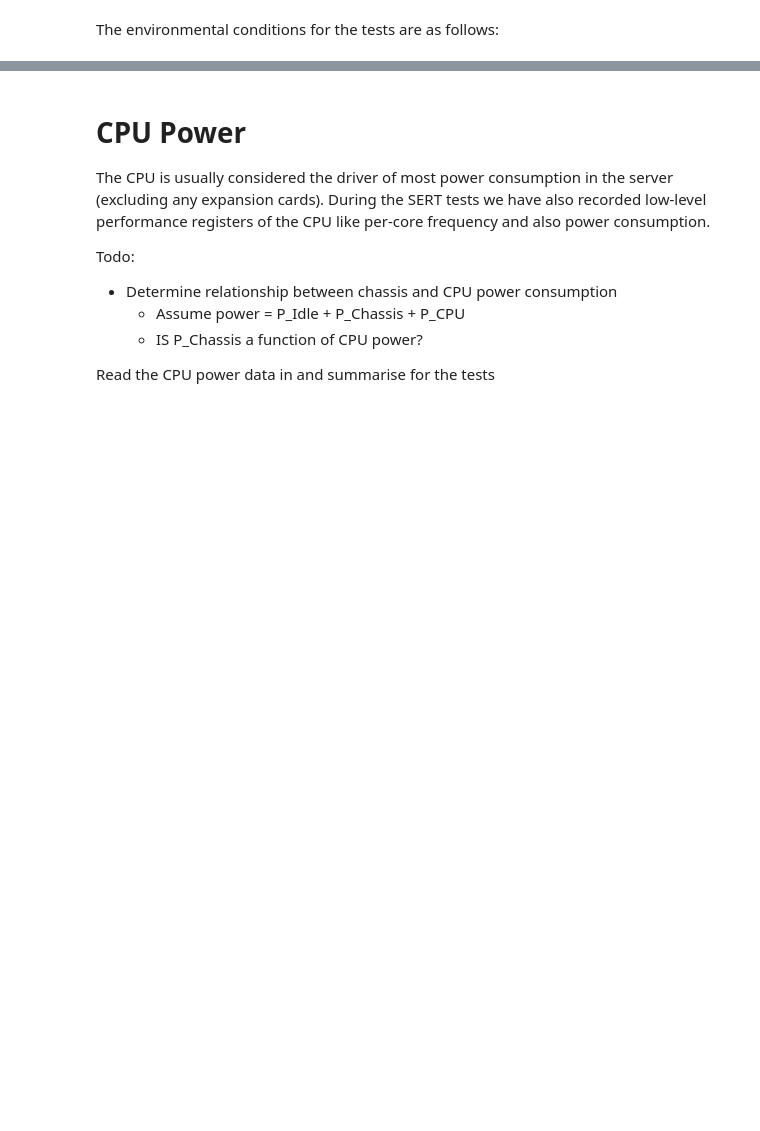
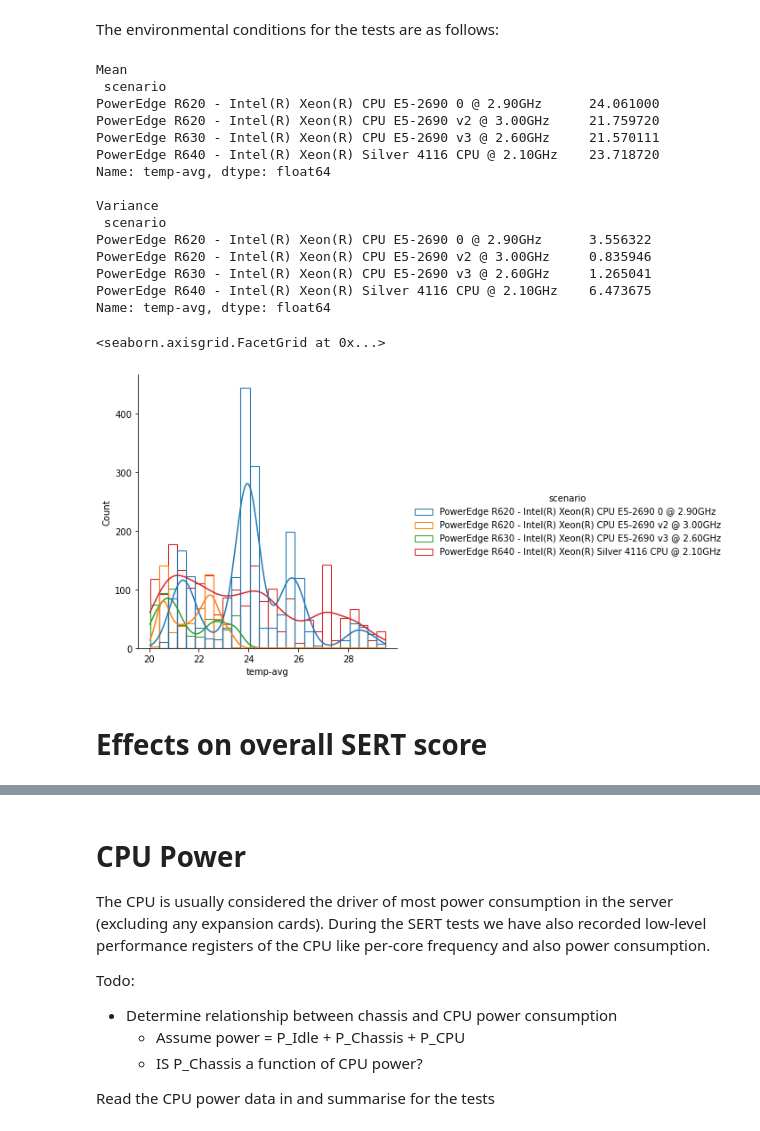
Before and after one commit to sjclement/sert-processing, a Jupyter notebook: Temperature_analysis.ipynb, the cells around one changed output, grey strips where cells are left out. Drawn from its saved outputs; the diff is of its cells as text; code cells hidden in the pictures; blank space fills up the shorter version.

```diff
--- a/Temperature_analysis.ipynb
+++ b/Temperature_analysis.ipynb
@@ -153,5 +170,26 @@ ax.set_title('CPU Worklet Efficiency Scores ( Test Temperature < 22.5C)')
 # %% [markdown]
 The environmental conditions for the tests are as follows:
 # %%
-print('Mean\n', cpu.groupby('scenario')['temp-avg'].mean())
-print('\nVariance\n', cpu.groupby('scenario')['temp-avg'].var())
+print('Mean\n', sert_data.groupby('scenario')['temp-avg'].mean())
+print('\nVariance\n', sert_data.groupby('scenario')['temp-avg'].var())
+sns.displot(data=sert_data, x="temp-avg", hue="scenario", kde=True, fill=False)
+# %% [output]
+Mean
+ scenario
+PowerEdge R620 - Intel(R) Xeon(R) CPU E5-2690 0 @ 2.90GHz      24.061000
+PowerEdge R620 - Intel(R) Xeon(R) CPU E5-2690 v2 @ 3.00GHz     21.759720
+PowerEdge R630 - Intel(R) Xeon(R) CPU E5-2690 v3 @ 2.60GHz     21.570111
+PowerEdge R640 - Intel(R) Xeon(R) Silver 4116 CPU @ 2.10GHz    23.718720
+Name: temp-avg, dtype: float64
+
+Variance
+ scenario
+PowerEdge R620 - Intel(R) Xeon(R) CPU E5-2690 0 @ 2.90GHz      3.556322
+PowerEdge R620 - Intel(R) Xeon(R) CPU E5-2690 v2 @ 3.00GHz     0.835946
+PowerEdge R630 - Intel(R) Xeon(R) CPU E5-2690 v3 @ 2.60GHz     1.265041
+PowerEdge R640 - Intel(R) Xeon(R) Silver 4116 CPU @ 2.10GHz    6.473675
+Name: temp-avg, dtype: float64
+<seaborn.axisgrid.FacetGrid at 0x...>
+[figure, added]
+# %% [markdown]
+# Effects on overall SERT score
```
Also changed, not shown: parts of 22 cells of this notebook.
